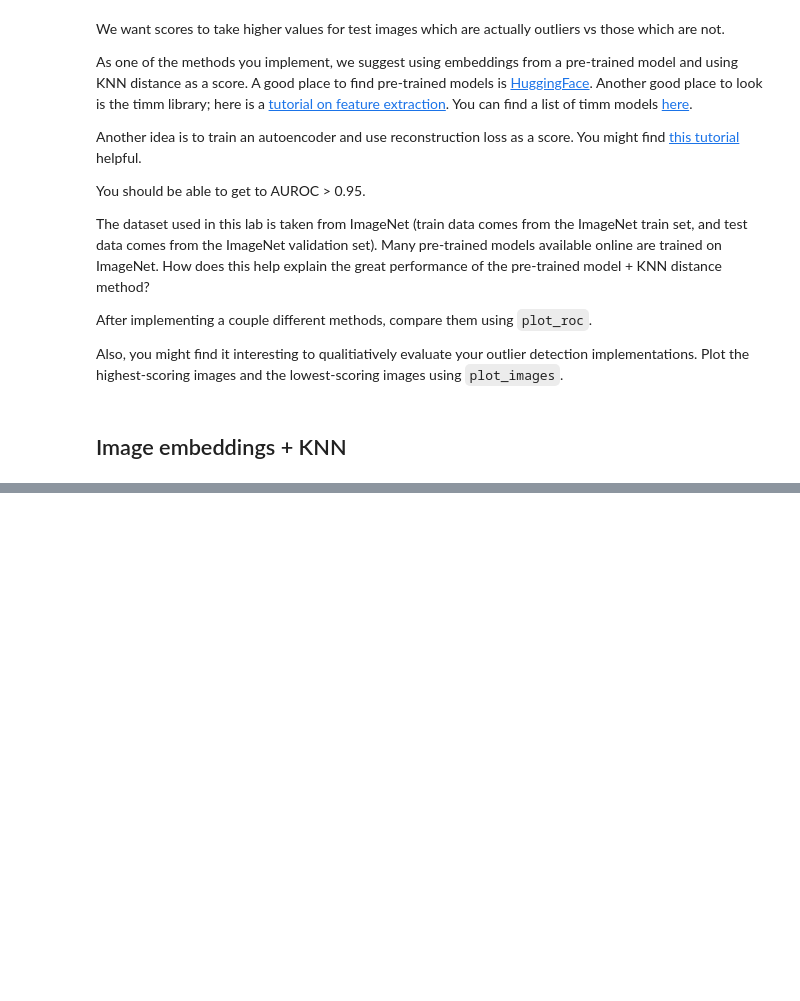
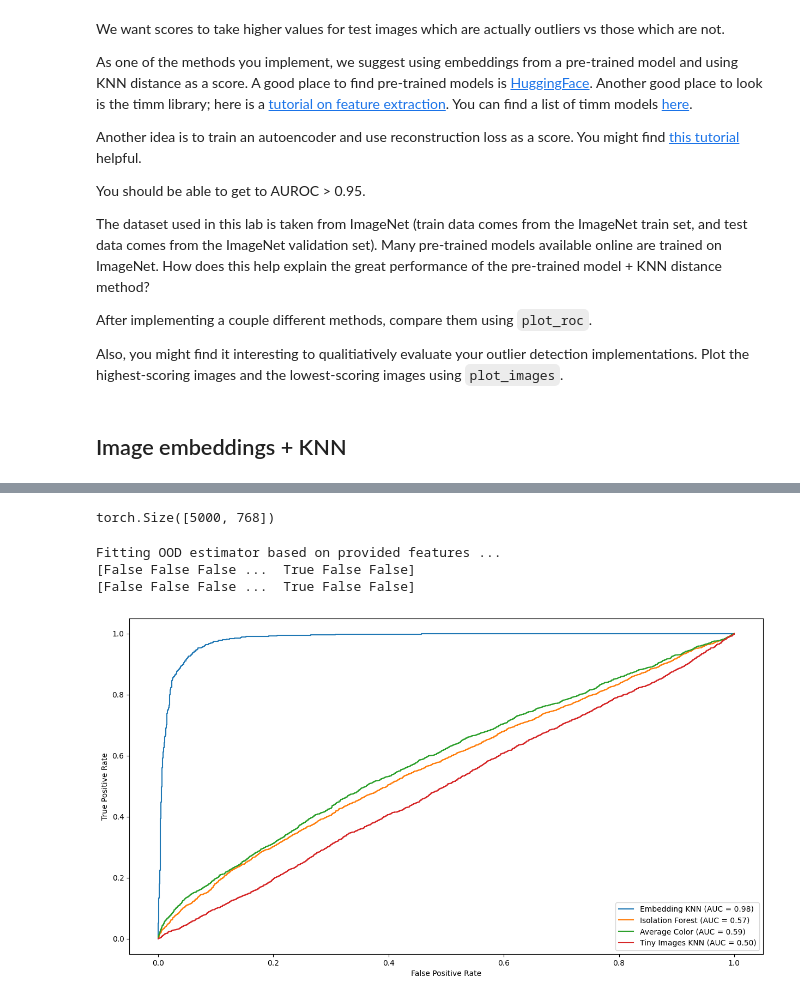
Before and after one commit to ninpnin/data-centric-ai, a Jupyter notebook: outliers/Lab - Outliers.ipynb, the cells around one changed output, grey strips where cells are left out. Cells and saved outputs as stored; diff of their text form; code cells hidden in the pictures; blank space fills up the shorter version.

```diff
--- a/outliers/Lab - Outliers.ipynb
+++ b/outliers/Lab - Outliers.ipynb
@@ -264,7 +272,22 @@ def get_embeddings(img):
         image_embeds = clip_model.visual_projection(image_embeds)
         image_embeds = image_embeds / image_embeds.norm(dim=-1, keepdim=True)
     return image_embeds
+
+def get_multiple_embeddings(imgs):
+    imglist = torch.concat([image_processor(img).unsqueeze(0) for img in imgs])
+    inputs=dict(pixel_values=imglist)
+    #print(inputs.shape)
+    with torch.no_grad():
+        vision_outputs = clip_model.vision_model(**inputs)
+        image_embeds = vision_outputs[1]
+        image_embeds = clip_model.visual_projection(image_embeds)
+        image_embeds = image_embeds / image_embeds.norm(dim=-1, keepdim=True)
+    return image_embeds
 # %%
-img = PIL.Image.open(train_files[323])#.convert('RGB').resize((256, 256))
-get_embeddings(img)[:20]
+N_embedding = 100
+imgs = [PIL.Image.open(f) for f in train_files[:N_embedding]]
+#img = PIL.Image.open(train_files[323])
+#for img in tqdm(imgs):
+#    get_embeddings(img)
+train_embedding_reps = get_multiple_embeddings(imgs)
 # %% [output]
@@ -287,0 +311,29 @@ tensor([[-2.9993e-02,  2.2902e-02, -9.2667e-04,  1.7299e-02,  1.3860e-02,
+# %%
+# Running CLIP is so slow that I implemented it batched
+# for a subset of the data.
+
+batch_size = 20
+test_size = 5000
+test_embedding_reps = []
+for ix in tqdm(range(0, min(len(test_files), test_size), batch_size)):
+    paths = test_files[ix:min(ix+batch_size, test_size)] # min(len(test_files), test_size)
+    imgs = [PIL.Image.open(f) for f in paths]
+    emb_path = get_multiple_embeddings(imgs)
+    test_embedding_reps.append(emb_path)
+test_embedding_reps = torch.concat(test_embedding_reps)
+test_embedding_reps.shape
+# %% [output]
+torch.Size([5000, 768])
+# %%
+from cleanlab.outlier import OutOfDistribution
+
+embedding_ood = OutOfDistribution()
+embedding_ood.fit(features=train_embedding_reps)
+embedding_ood_scores = -embedding_ood.score(features=test_embedding_reps)
+embedding_ood_scores
+plot_roc(embedding_ood_scores, 'Embedding KNN', isolation_scores, 'Isolation Forest', mean_pixel_ood_scores, 'Average Color', tiny_ood_scores, 'Tiny Images KNN')
+# %% [output]
+Fitting OOD estimator based on provided features ...
+[False False False ...  True False False]
+[False False False ...  True False False]
+[figure, added]
```
Also changed, not shown: parts of 3 cells of this notebook.
